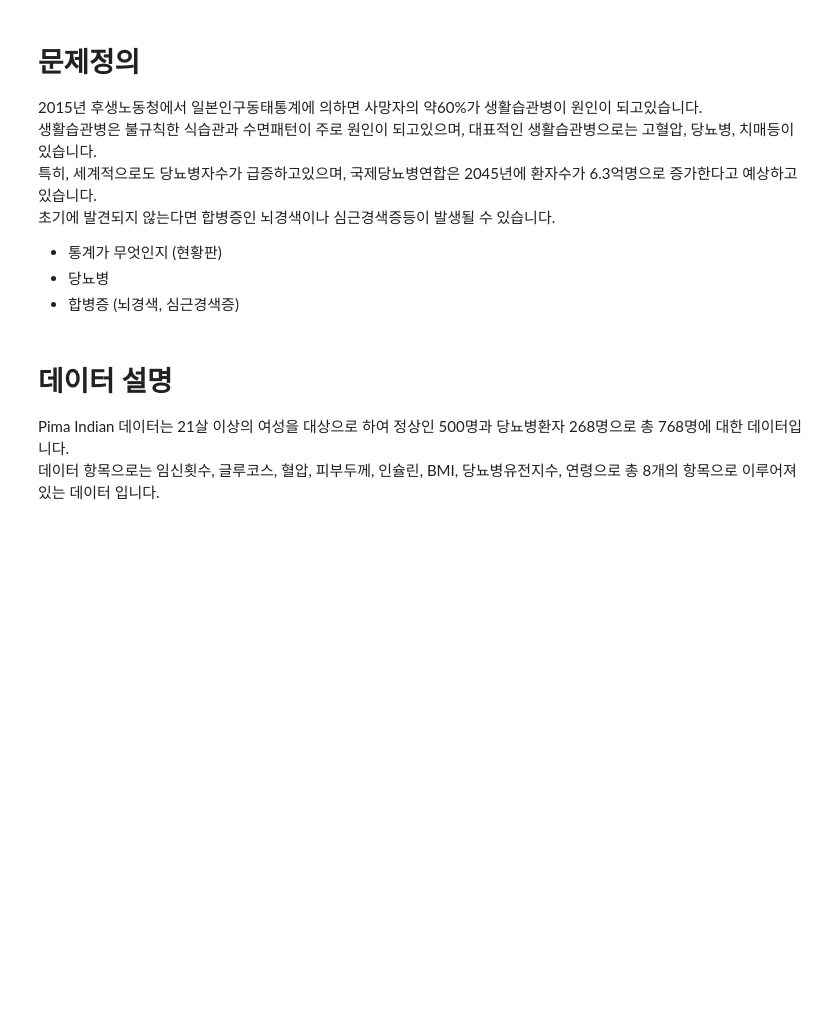
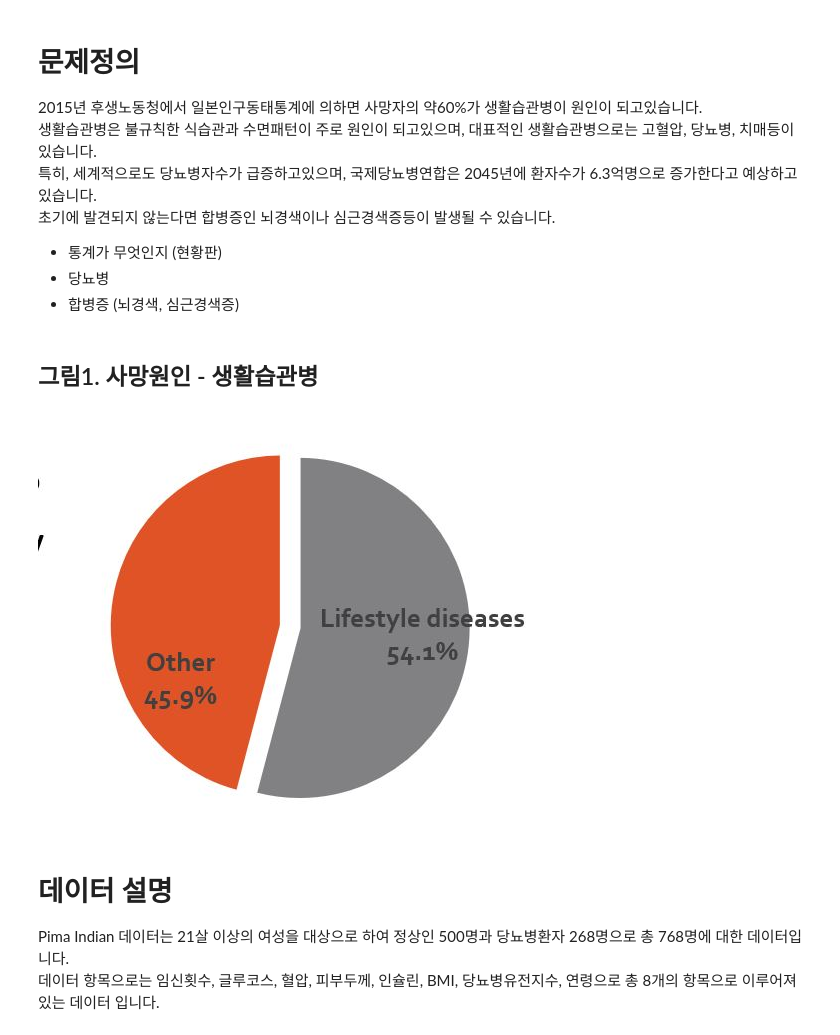
Before and after one commit to yeunkyung/projects, a Jupyter notebook: papers/Diabetes_Analysis.ipynb, the cells around one changed output. Saved outputs shown, nothing was run; the diff lists cells and outputs as text; code cells hidden in the pictures; blank space fills up the shorter version.

```diff
--- a/papers/Diabetes_Analysis.ipynb
+++ b/papers/Diabetes_Analysis.ipynb
@@ -9,6 +9,13 @@
 - 통계가 무엇인지  (현황판)
 - 당뇨병
 - 합병증 (뇌경색, 심근경색증)
+# %% [markdown]
+## 그림1. 사망원인 - 생활습관병
+# %%
+from IPython.display import Image
+Image("data/related-disease.JPG")
+# %% [output]
+[figure, added]
 # %% [markdown]
 
 # 데이터 설명
```
Also changed, not shown: 3 other files.
